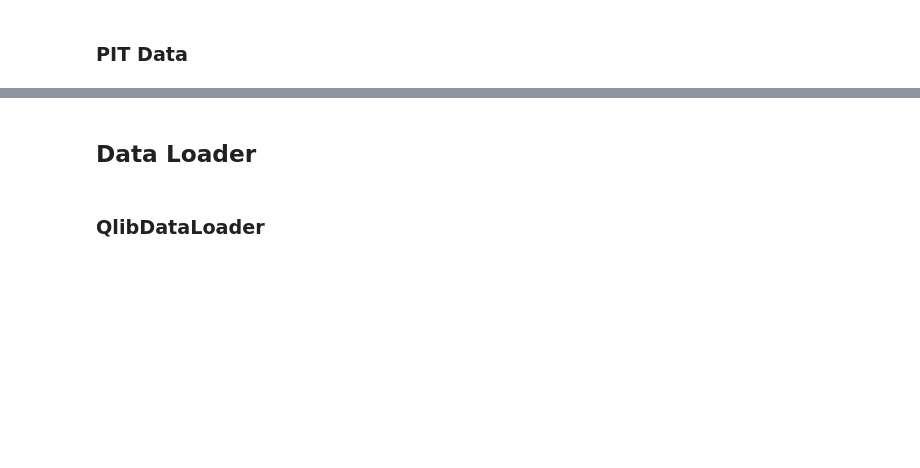
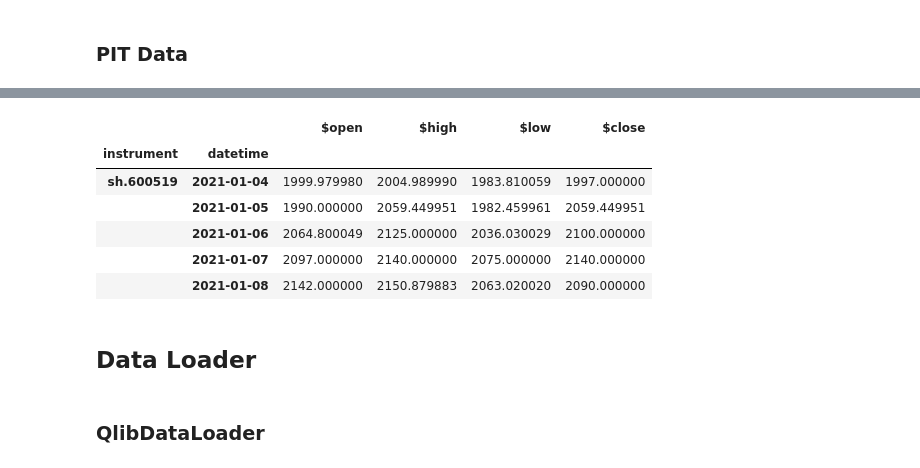
Before and after one commit to ppoak/dataforge_back, a Jupyter notebook: notebooks/qlib-explorer.ipynb, the cells around one changed output, grey strips where cells are left out. Drawn from its saved outputs; the diff is of its cells as text; code cells hidden in the pictures; blank space fills up the shorter version.

```diff
--- a/notebooks/qlib-explorer.ipynb
+++ b/notebooks/qlib-explorer.ipynb
@@ -112,10 +171,3 @@ qlib.init(provider_uri='../data/qlib_day')
 # %%
-ohlc = D.features(instruments=['000001.xshg'], start_time='2021-01-01', end_time='20220819', fields=['$open', '$high', '$low', '$close'])
-go.Figure(data = go.Candlestick(
-    x = ohlc.index.levels[1],
-    open = ohlc['$open'],
-    high = ohlc['$high'],
-    low = ohlc['$low'],
-    close = ohlc['$close'],
-))
+D.features(instruments=['sh.600519'], start_time='2021-01-01', end_time='20220819', fields=['$open', '$high', '$low', '$close']).head()
 # %% [output]
@@ -123,3 +174,10 @@ go.Figure(data = go.Candlestick(
+|  |  | $open | $high | $low | $close |
+| instrument | datetime |  |  |  |  |
+| sh.600519 | 2021-01-04 | 1999.979980 | 2004.989990 | 1983.810059 | 1997.000000 |
+|  | 2021-01-05 | 1990.000000 | 2059.449951 | 1982.459961 | 2059.449951 |
+|  | 2021-01-06 | 2064.800049 | 2125.000000 | 2036.030029 | 2100.000000 |
+|  | 2021-01-07 | 2097.000000 | 2140.000000 | 2075.000000 | 2140.000000 |
+|  | 2021-01-08 | 2142.000000 | 2150.879883 | 2063.020020 | 2090.000000 |
 # %% [markdown]
 ## Data Loader
 # %% [markdown]
```
Also changed, not shown: parts of 15 cells of this notebook, 2 other files.
